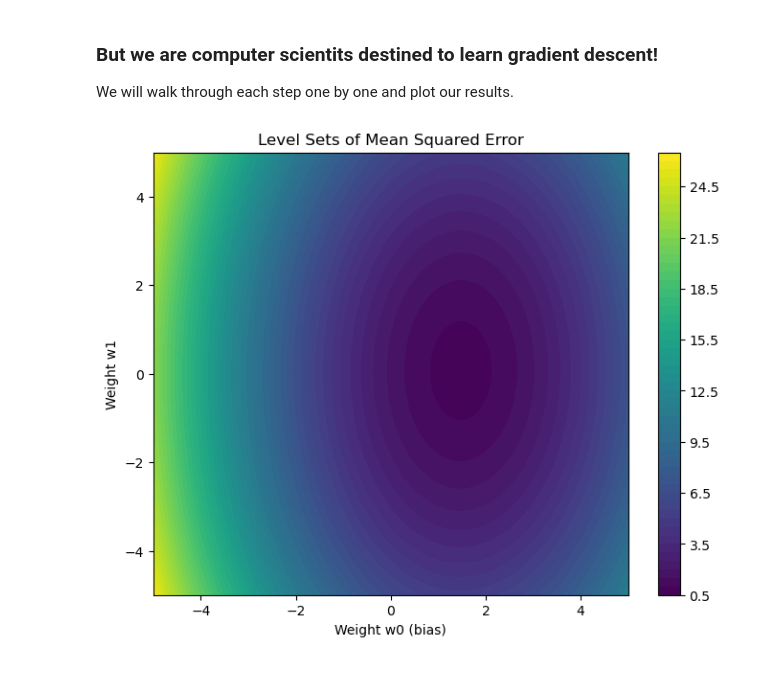
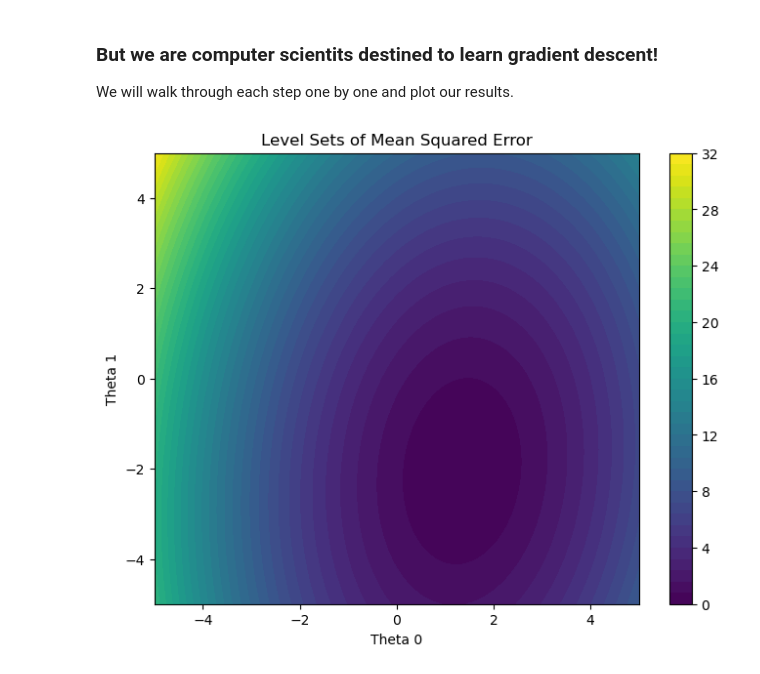
Before and after one commit to rjaditya-2702/CS5100-SecA-Demo, a Jupyter notebook: Demo.ipynb, the cells around one changed output. Cells and saved outputs as stored; diff of their text form; code cells hidden in the pictures.

Commit message:
Fixed bugs. yet to fix the path plotting

```diff
--- a/Demo.ipynb
+++ b/Demo.ipynb
@@ -75,36 +78,39 @@ def compute_Loss(X, y, theta):
 # %%
 ## LEVEL SETS.
 
-## Before we start gradient descent. Lets see what our
+def fit(X, theta):
+    return np.dot(X, theta)
+
 def generate_data(n_samples=100):
     np.random.seed(42)
     X = 2 * np.random.rand(n_samples, 1) - 1  # Random values between -1 and 1
     y = 1 - 2 * X + X**2  # True function: f(x) = 1 - 2x + x^2
     y = y.ravel()  # Flatten y to 1D
     return X, y
 
 X, y = generate_data(n_samples=100)
+X_bias = np.c_[np.ones((X.shape[0], 1)), X]
 
 w0_range = np.linspace(-5, 5, 100)
 w1_range = np.linspace(-5, 5, 100)
 W0, W1 = np.meshgrid(w0_range, w1_range)
-ax = fig.add_subplot(111, projection='3d')
+# ax = fig.add_subplot(111, projection='3d')
 # Calculate MSE for each combination of w0 and w1
 Z = np.zeros_like(W0)
 for i in range(W0.shape[0]):
     for j in range(W0.shape[1]):
         w_temp = np.array([W0[i, j], W1[i, j]])  # Combination of w0 and w1
         Z[i, j] = compute_Loss(X_bias, y, w_temp)
 
 # Plot the contour plot (level sets of MSE)
 plt.figure(figsize=(8, 6))
 contour = plt.contourf(W0, W1, Z, levels=50)
 plt.colorbar(contour)
-plt.xlabel('Weight w0 (bias)')
-plt.ylabel('Weight w1')
+plt.xlabel('Theta 0')
+plt.ylabel('Theta 1')
 plt.title('Level Sets of Mean Squared Error')
 plt.show()
 
 plt.show()
 # %% [output]
-[figure, old version]
+[figure, new version]
```
Also changed, not shown: parts of 7 cells of this notebook.
